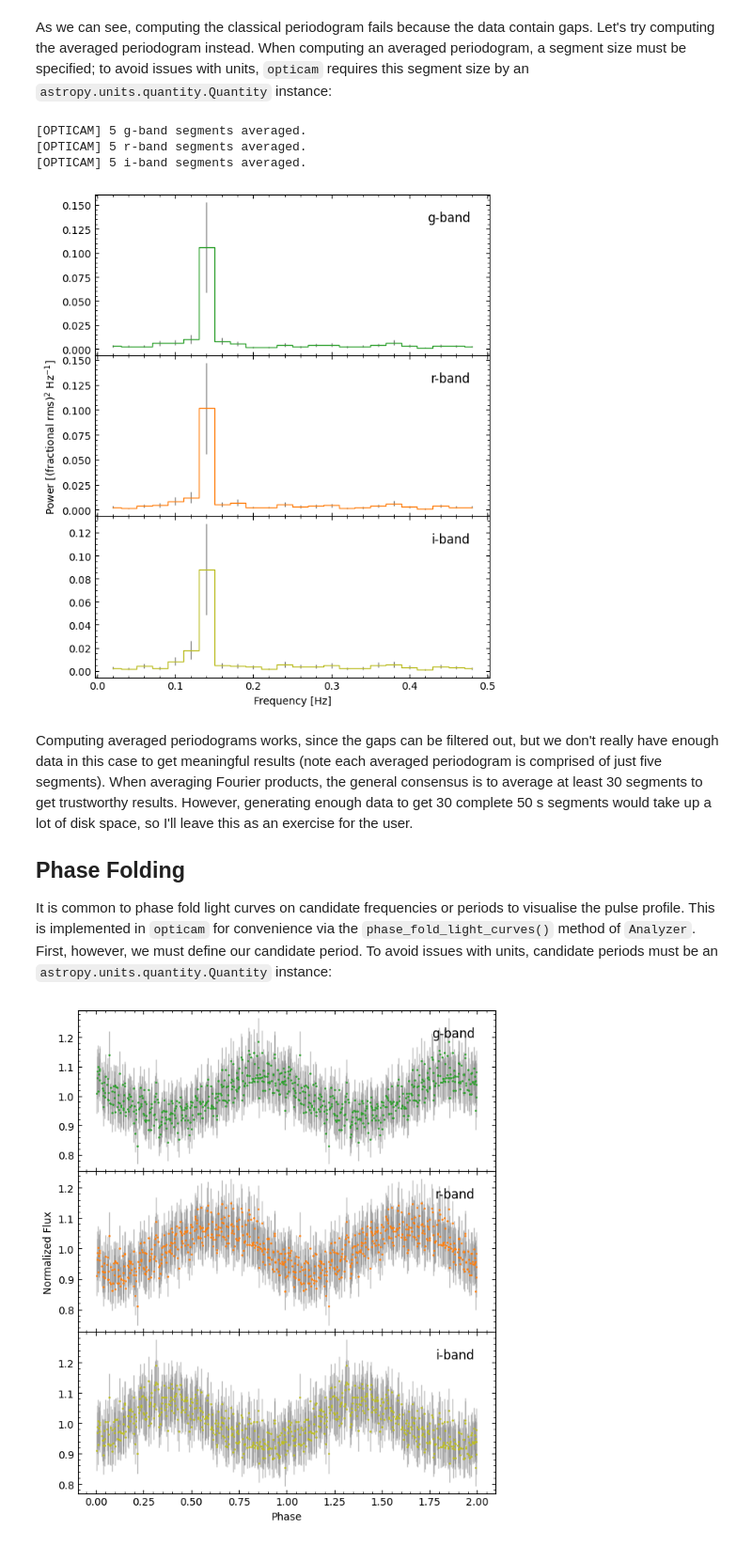
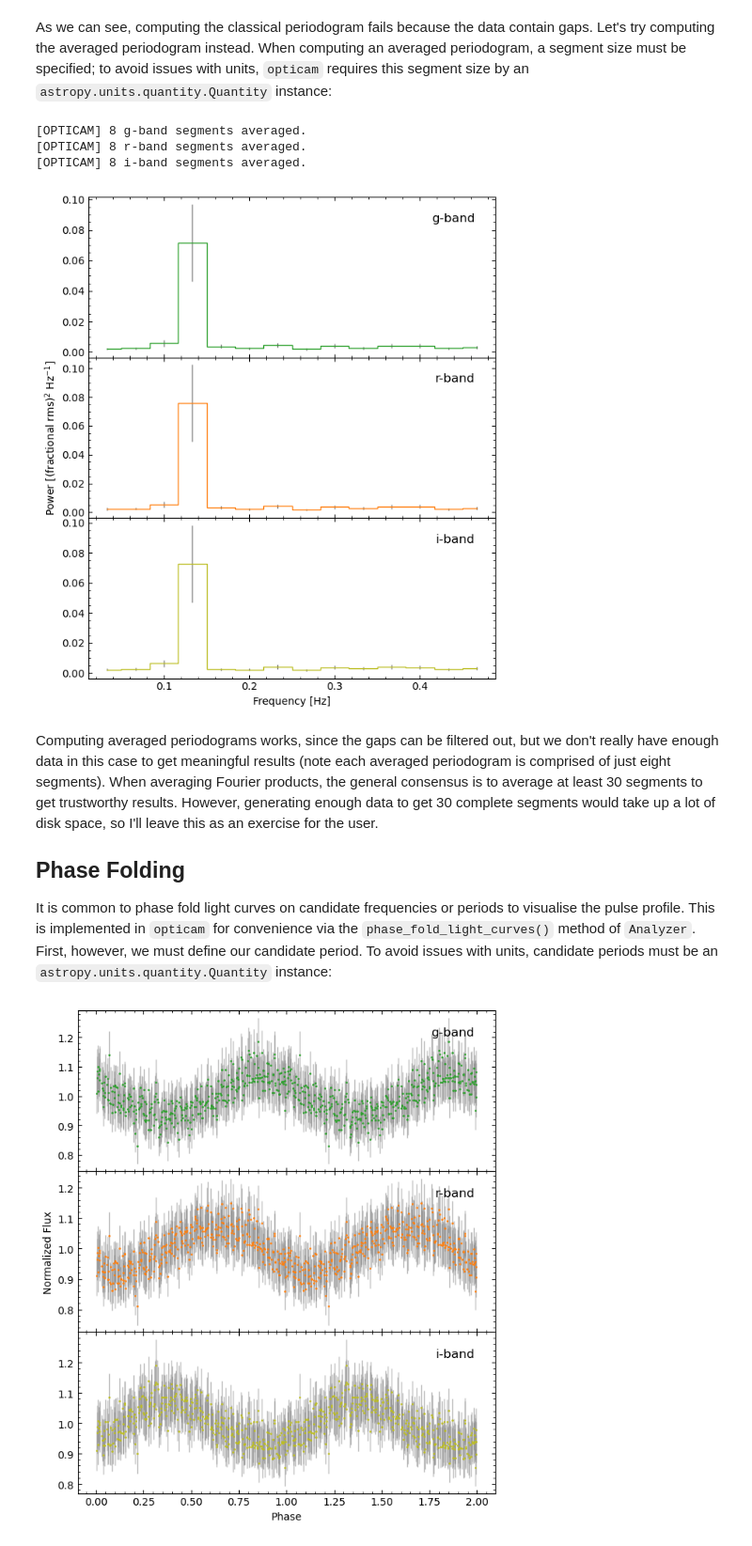
Before and after one commit to zairving/opticam, a Jupyter notebook: docs/tutorials/timing_methods.ipynb, the cells around one changed output. Shown at 94% size. Saved outputs shown, nothing was run; the diff lists cells and outputs as text; code cells hidden in the pictures.

```diff
--- a/docs/tutorials/timing_methods.ipynb
+++ b/docs/tutorials/timing_methods.ipynb
@@ -138,16 +138,18 @@ As we can see, computing the classical periodogram fails because the data contai
 # %%
 import astropy.units as u
 
+segment_size = 30 * u.s
+
 averaged_periodograms = analyser.compute_averaged_power_spectra(
-    segment_size=50 * u.s,
+    segment_size=segment_size,
 )
 # %% [output]
-[OPTICAM] 5 g-band segments averaged.
-[OPTICAM] 5 r-band segments averaged.
-[OPTICAM] 5 i-band segments averaged.
+[OPTICAM] 8 g-band segments averaged.
+[OPTICAM] 8 r-band segments averaged.
+[OPTICAM] 8 i-band segments averaged.
-[figure, old version]
+[figure, new version]
 # %% [markdown]
-Computing averaged periodograms works, since the gaps can be filtered out, but we don't really have enough data in this case to get meaningful results (note each averaged periodogram is comprised of just five segments). When averaging Fourier products, the general consensus is to average at least 30 segments to get trustworthy results. However, generating enough data to get 30 complete 50 s segments would take up a lot of disk space, so I'll leave this as an exercise for the user.
+Computing averaged periodograms works, since the gaps can be filtered out, but we don't really have enough data in this case to get meaningful results (note each averaged periodogram is comprised of just eight segments). When averaging Fourier products, the general consensus is to average at least 30 segments to get trustworthy results. However, generating enough data to get 30 complete segments would take up a lot of disk space, so I'll leave this as an exercise for the user.
 
 ## Phase Folding
 
```
Also changed, not shown: parts of 19 cells of this notebook.
